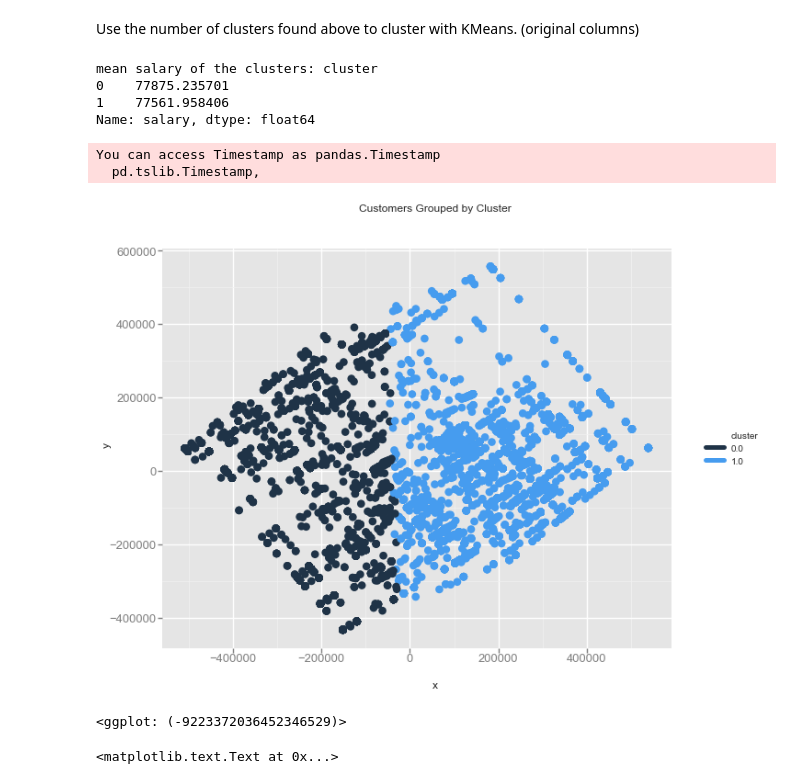
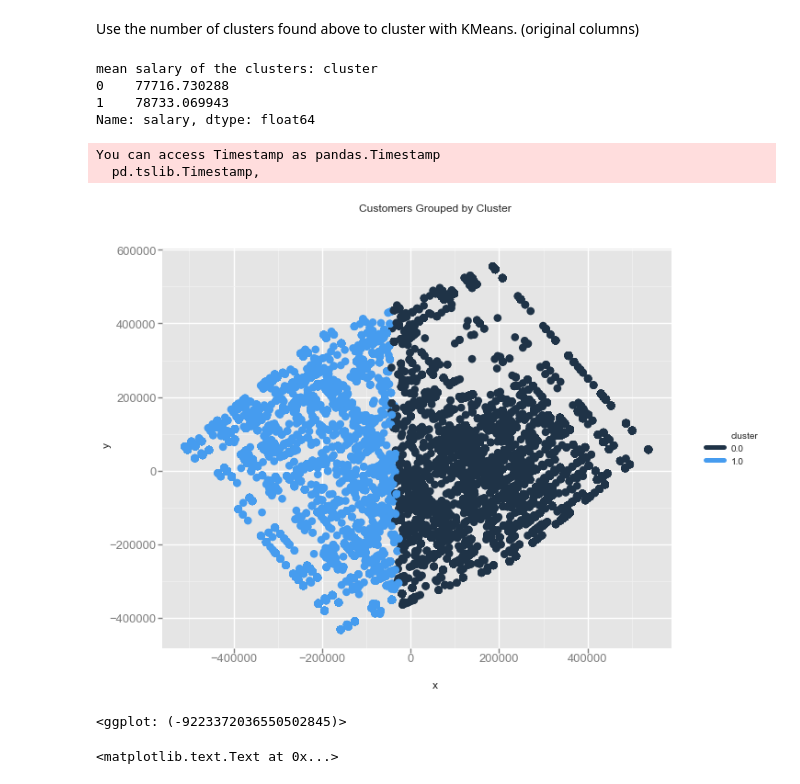
Before and after one commit to shuojiashi/women_in_stem, a Jupyter notebook: notebooks/Women in STEM workforce ML.ipynb, the cells around one changed output. Cells and saved outputs as stored; diff of their text form; code cells hidden in the pictures.

```diff
--- a/notebooks/Women in STEM workforce ML.ipynb
+++ b/notebooks/Women in STEM workforce ML.ipynb
@@ -1159,38 +1071,38 @@ Use the number of clusters found above to cluster with KMeans. (original columns
 # %%
 #Use original columns to find clusters
 
 model = KMeans(n_clusters=2)
-X_sample_o = df_employed_clf.sample(frac=0.02, random_state=41)
+X_sample_o = df_employed_clf.sample(frac=0.1, random_state=41)
 X_sample = X_sample_o.drop(['SALARY'], axis=1)
 clster = model.fit_predict(X_sample)
 
 #your turn
 # Initialize a new PCA model with a default number of components.
 import sklearn.decomposition
 pca = sklearn.decomposition.PCA()
 pca.fit(X_sample)
 
 
 X_sample['x'] = pca.fit_transform(X_sample)[:,0]
 X_sample['y'] = pca.fit_transform(X_sample)[:,1]
 X_sample['cluster'] = clster
 X_sample['salary'] = X_sample_o['SALARY']
 print('mean salary of the clusters:', X_sample.groupby('cluster').salary.mean())
 
 from ggplot import *
 
 ggplot(X_sample, aes(x='x', y='y', color='cluster')) + \
     geom_point(size=75) + \
     ggtitle("Customers Grouped by Cluster")
 # %% [output]
 mean salary of the clusters: cluster
-0    77875.235701
-1    77561.958406
+0    77716.730288
+1    78733.069943
 Name: salary, dtype: float64
 You can access Timestamp as pandas.Timestamp
   pd.tslib.Timestamp,
-[figure, old version]
+[figure, new version]
-<ggplot: (-9223372036452346529)>
+<ggplot: (-9223372036550502845)>
 # %%
 #your turn
 
```
Also changed, not shown: parts of 28 cells of this notebook.
